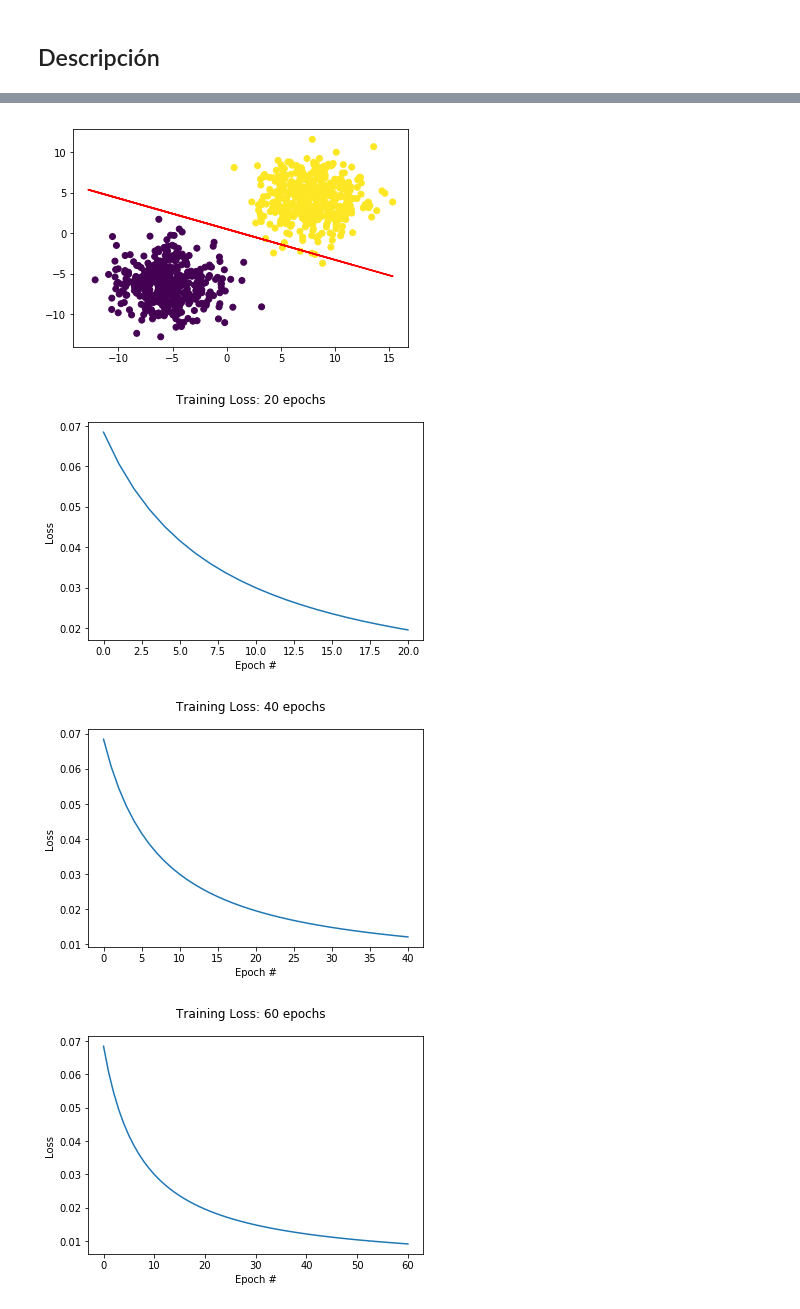
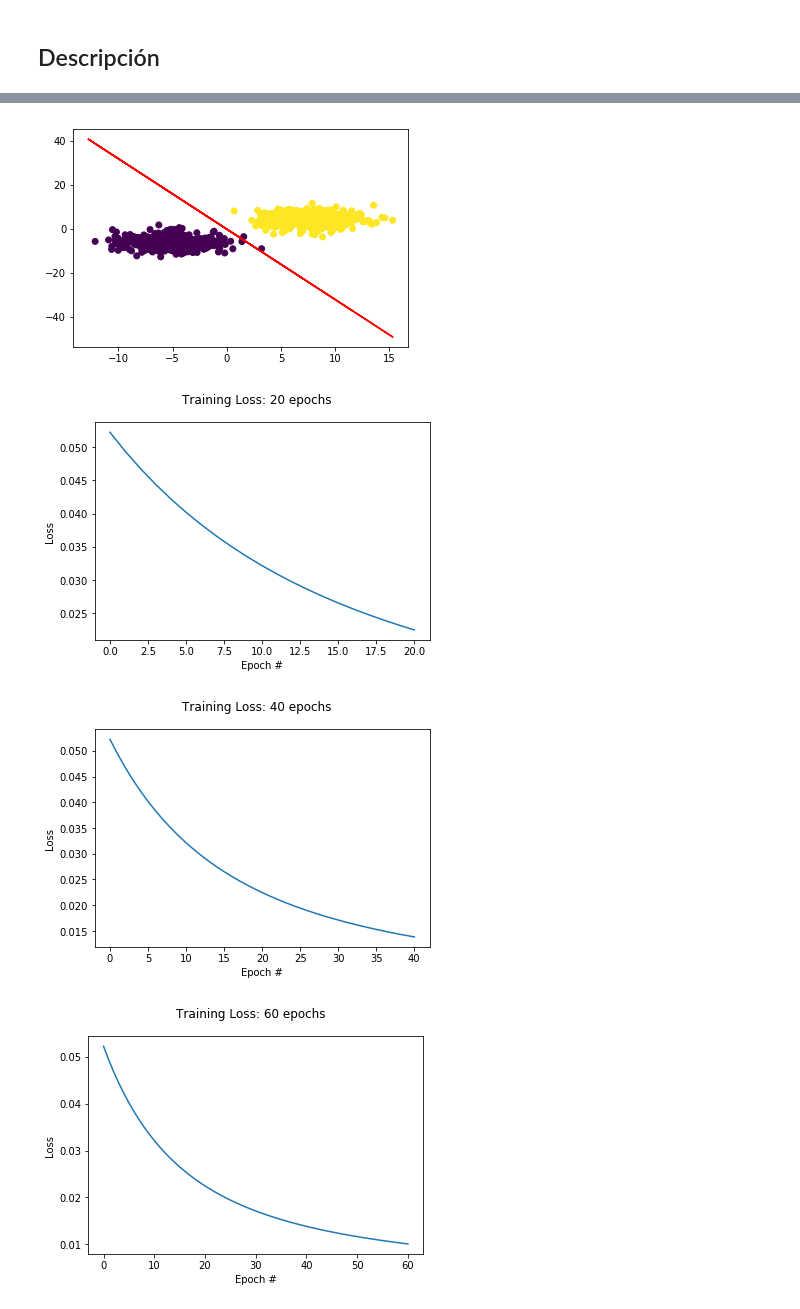
Before and after one commit to anthonylle/IA-PC1, a Jupyter notebook: Index.ipynb, the cells around one changed output, grey strips where cells are left out. Drawn from its saved outputs; the diff is of its cells as text; code cells hidden in the pictures.

```diff
--- a/Index.ipynb
+++ b/Index.ipynb
@@ -20,5 +20,6 @@
 # %%
-#Installation of needed packages
+
+#Installation of needed packages#Install
 '''
 import sys
 !{sys.executable} -m pip install argparse
@@ -109,8 +110,8 @@ for epoch in np.arange(0, args["epochs"]):
     lossHistory.append(np.average(epochLoss))
 
     if epoch%20 == 0:
-        #Y = (-W[0] - (W[1] * X)) / W[2]
-        Y = W[0] - X*(W[2] - W[1])
+        Y = (-W[0] - (W[1] * X)) / W[2]
+        #Y = W[0] - X*(W[2] - W[1])
 
         if epoch == 0:
             # plot the original data along with our line of best fit
@@ -123,34 +124,34 @@ for epoch in np.arange(0, args["epochs"]):
         fig = plt.figure()
         # print(epoch)
         plt.plot(np.arange(0, epoch+1), lossHistory)
         fig.suptitle("Training Loss: " + str(epoch) + " epochs")
         plt.xlabel("Epoch #")
         plt.ylabel("Loss")
         plt.show()
 
 # compute the line of best fit by setting the sigmoid function
 # to 0 and solving for X2 in terms of X1
 #Y = (-W[0] - (W[1] * X)) / W[2]
 Y = W[0] - X*(W[2] - W[1])
 plt.figure()
 plt.scatter(X[:, 1], X[:, 2], marker="o", c=y)
 plt.plot(X, Y, "r-")
 
 
 # plot the original data along with our line of best fit
 # plt.figure()
 # plt.scatter(X[:, 1], X[:, 2], marker="o", c=y)
 # plt.plot(X, Y, "r-")
 
 # construct a figure that plots the loss over time
 fig = plt.figure()
 plt.plot(np.arange(0, args["epochs"]), lossHistory)
 fig.suptitle("Training Loss: 100 epochs")
 plt.xlabel("Epoch #")
 plt.ylabel("Loss")
 plt.show()
 # %% [output]
-[figure, old version]
+[figure, new version]
-[figure, old version]
+[figure, new version]
-[figure, old version]
+[figure, new version]
-[figure, old version]
+[figure, new version]
```
Also changed, not shown: parts of 4 cells of this notebook, 2 other files.
